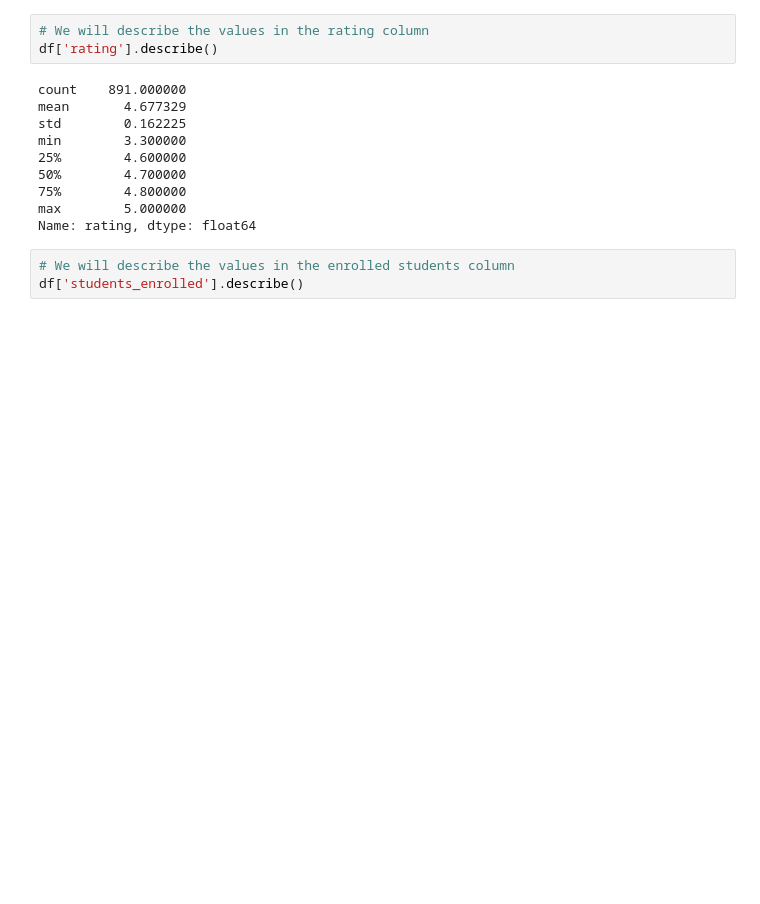
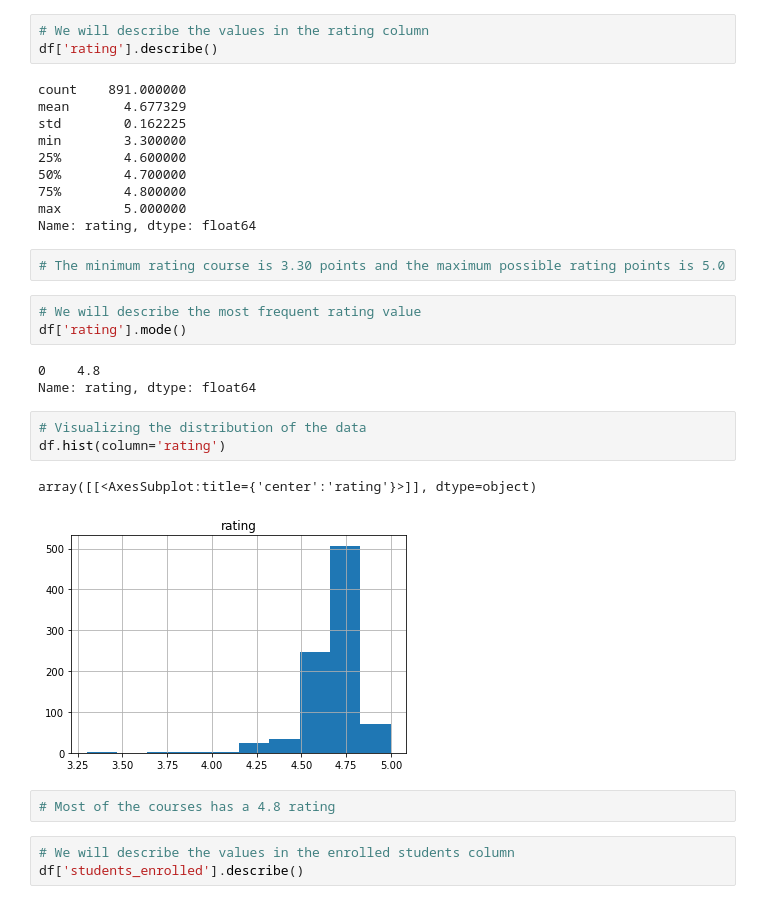
Before and after one commit to patosorio/Coursera-course-analysis, a Jupyter notebook: Coursera Course Analysis.ipynb, the cells around one changed output. Saved outputs shown, nothing was run; the diff lists cells and outputs as text; blank space fills up the shorter version.

```diff
--- a/Coursera Course Analysis.ipynb
+++ b/Coursera Course Analysis.ipynb
@@ -238,6 +256,22 @@ min        3.300000
 75%        4.800000
 max        5.000000
 Name: rating, dtype: float64
+# %%
+# The minimum rating course is 3.30 points and the maximum possible rating points is 5.0
+# %%
+# We will describe the most frequent rating value
+df['rating'].mode()
+# %% [output]
+0    4.8
+Name: rating, dtype: float64
+# %%
+# Visualizing the distribution of the data
+df.hist(column='rating')
+# %% [output]
+array([[<AxesSubplot:title={'center':'rating'}>]], dtype=object)
+[figure, added]
+# %%
+# Most of the courses has a 4.8 rating
 # %%
 # We will describe the values in the enrolled students column
 df['students_enrolled'].describe()
```
Also changed, not shown: parts of 27 cells of this notebook.
